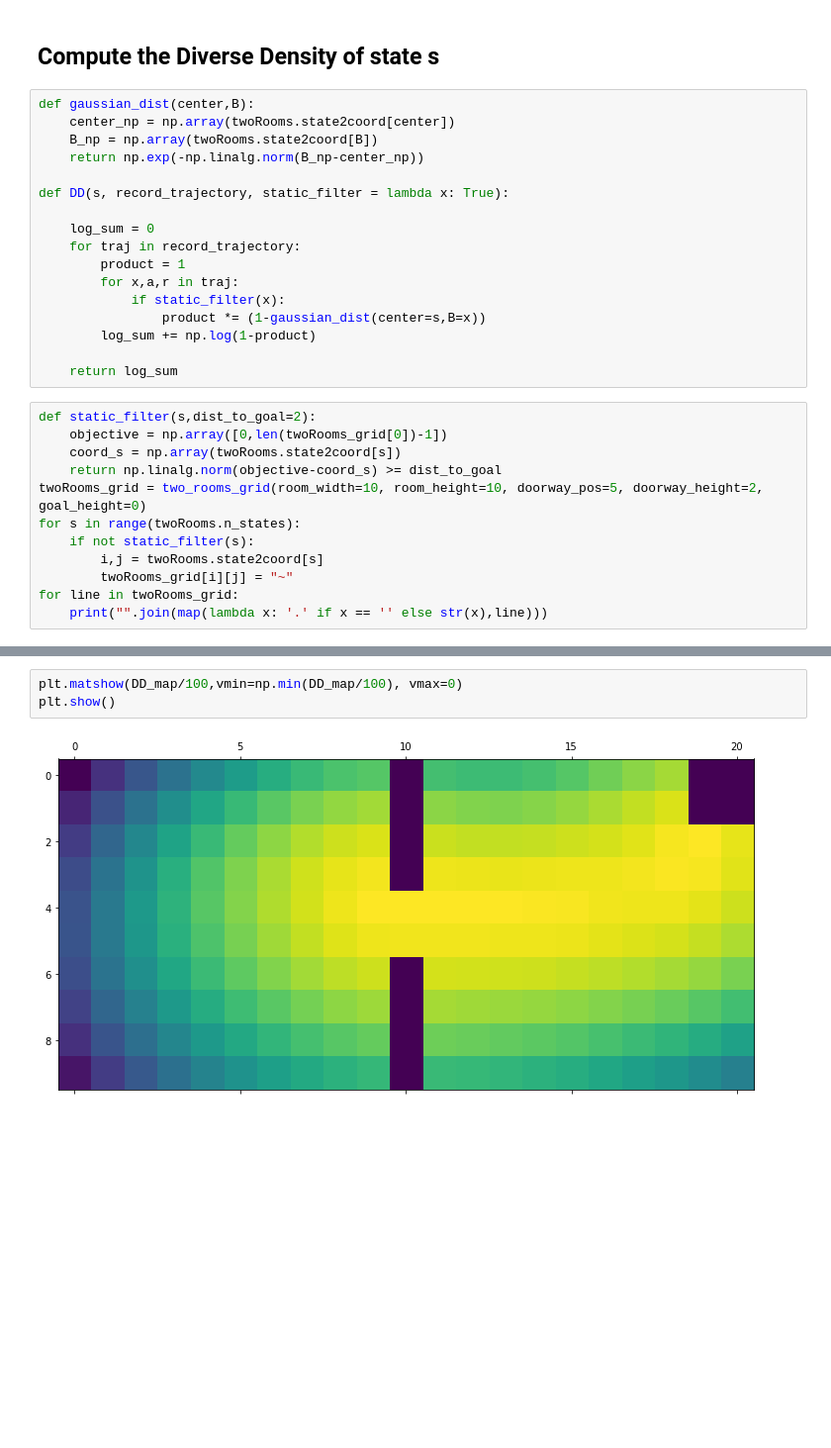
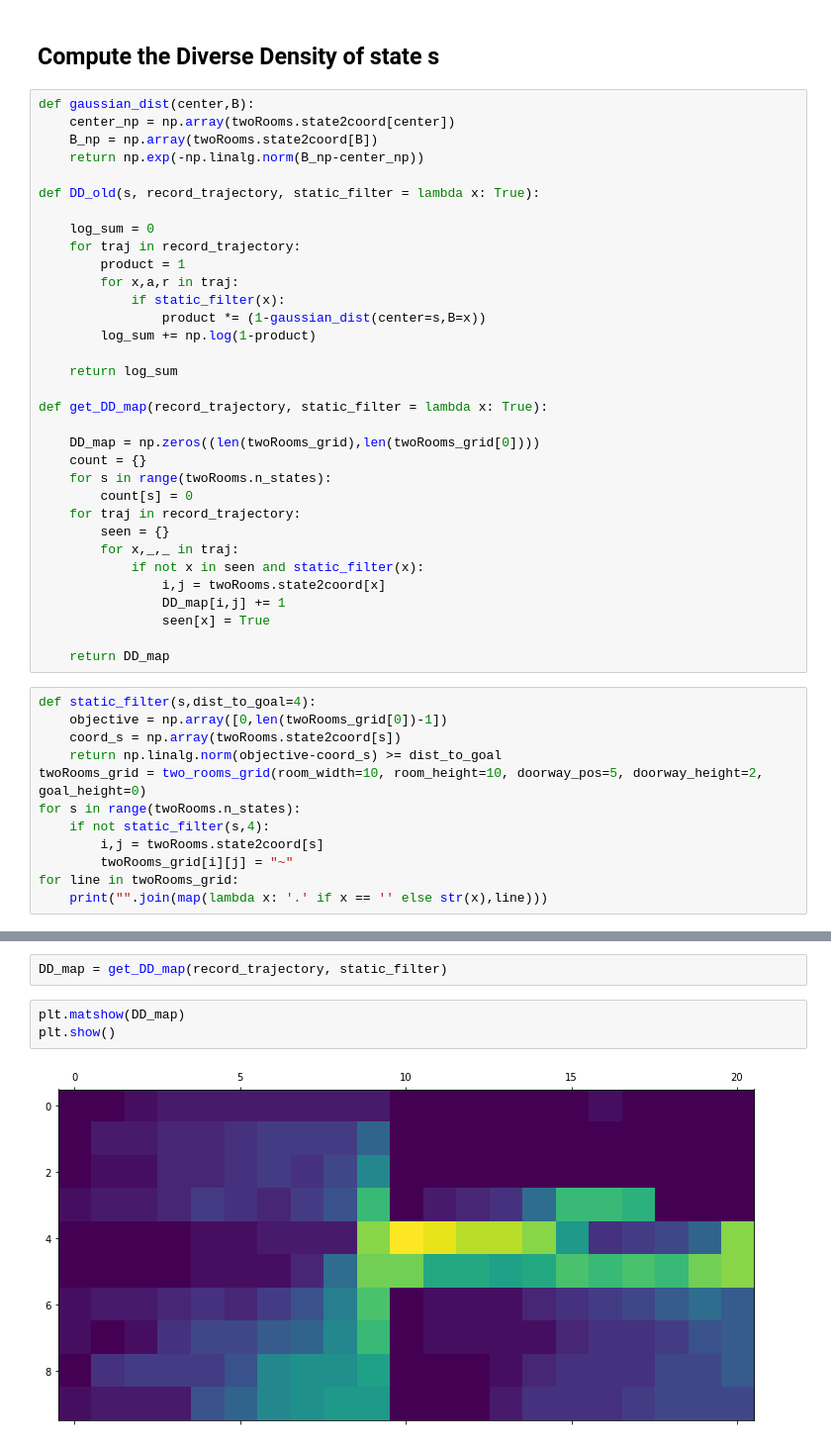
Before and after one commit to slebastard/RLProject, a Jupyter notebook: Option Discovery.ipynb, the cells around one changed output, grey strips where cells are left out. Shown at 99% size. Drawn from its saved outputs; the diff is of its cells as text; blank space fills up the shorter version.

```diff
--- a/Option Discovery.ipynb
+++ b/Option Discovery.ipynb
@@ -108,7 +108,7 @@ def gaussian_dist(center,B):
     B_np = np.array(twoRooms.state2coord[B])
     return np.exp(-np.linalg.norm(B_np-center_np))
 
-def DD(s, record_trajectory, static_filter = lambda x: True):
+def DD_old(s, record_trajectory, static_filter = lambda x: True):
 
     log_sum = 0
     for traj in record_trajectory:
@@ -119,14 +119,30 @@ def DD(s, record_trajectory, static_filter = lambda x: True):
         log_sum += np.log(1-product)
 
     return log_sum
+
+def get_DD_map(record_trajectory, static_filter = lambda x: True):
+
+    DD_map = np.zeros((len(twoRooms_grid),len(twoRooms_grid[0])))
+    count = {}
+    for s in range(twoRooms.n_states):
+        count[s] = 0
+    for traj in record_trajectory:
+        seen = {}
+        for x,_,_ in traj:
+            if not x in seen and static_filter(x):
+                i,j = twoRooms.state2coord[x]
+                DD_map[i,j] += 1
+                seen[x] = True
+
+    return DD_map
 # %%
-def static_filter(s,dist_to_goal=2):
+def static_filter(s,dist_to_goal=4):
     objective = np.array([0,len(twoRooms_grid[0])-1])
     coord_s = np.array(twoRooms.state2coord[s])
     return np.linalg.norm(objective-coord_s) >= dist_to_goal
 twoRooms_grid = two_rooms_grid(room_width=10, room_height=10, doorway_pos=5, doorway_height=2, goal_height=0)
 for s in range(twoRooms.n_states):
-    if not static_filter(s):
+    if not static_filter(s,4):
         i,j = twoRooms.state2coord[s]
         twoRooms_grid[i][j] = "~"
 for line in twoRooms_grid:
@@ -163,5 +161,7 @@ for i in range(DD_map.shape[0]):
+# %%
+DD_map = get_DD_map(record_trajectory, static_filter)
 # %%
-plt.matshow(DD_map/100,vmin=np.min(DD_map/100), vmax=0)
+plt.matshow(DD_map)
 plt.show()
 # %% [output]
-[figure, old version]
+[figure, new version]
```
Also changed, not shown: parts of 3 cells of this notebook.
